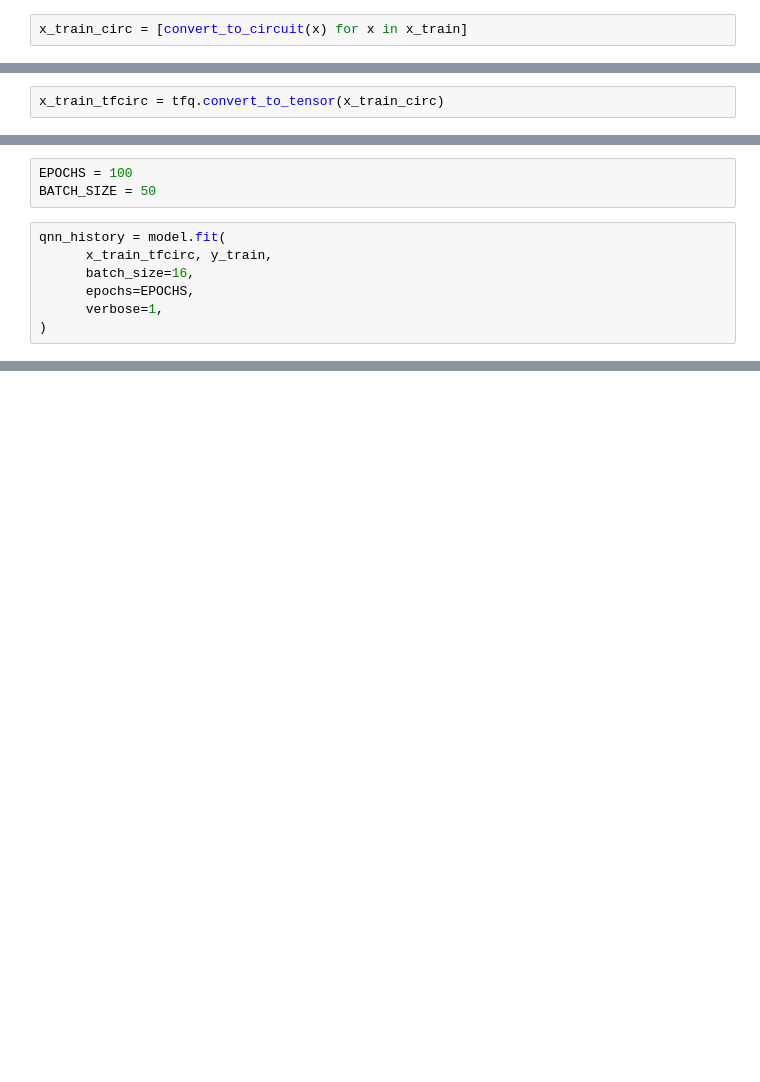
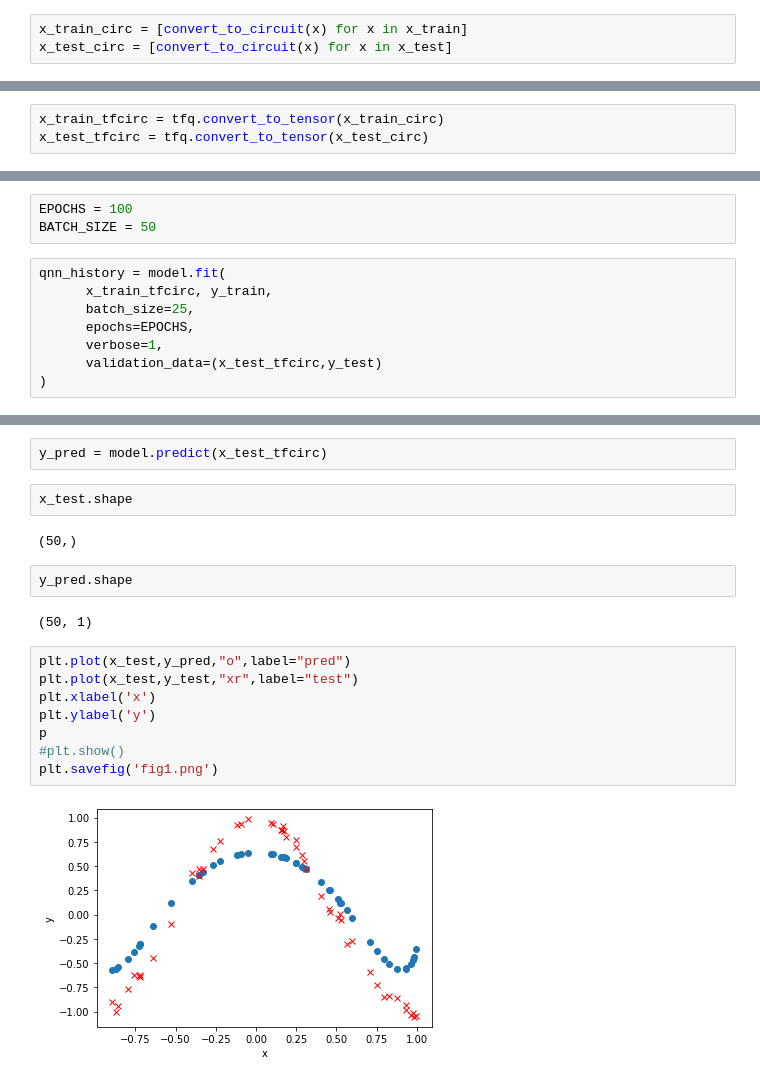
Before and after one commit to koke-saka/quantum-machine-learning, a Jupyter notebook: tf-quantum/QuantumCircuitLearning-TFQ.ipynb, the cells around one changed output, grey strips where cells are left out. Cells and saved outputs as stored; diff of their text form; blank space fills up the shorter version.

```diff
--- a/tf-quantum/QuantumCircuitLearning-TFQ.ipynb
+++ b/tf-quantum/QuantumCircuitLearning-TFQ.ipynb
@@ -75,6 +79,7 @@ def convert_to_circuit(x):
     return circuit
 # %%
 x_train_circ = [convert_to_circuit(x) for x in x_train]
+x_test_circ = [convert_to_circuit(x) for x in x_test]
 # %%
 SVGCircuit(x_train_circ[0])
 # %% [output]
@@ -86,5 +91,6 @@ x_train[0],np.arcsin(x_train[0])/np.pi
 # %%
 x_train_tfcirc = tfq.convert_to_tensor(x_train_circ)
+x_test_tfcirc = tfq.convert_to_tensor(x_test_circ)
 # %% [markdown]
 ## パラメトリック量子回路（ニューラルネット）の作成
 # %%
@@ -172,8 +178,9 @@ BATCH_SIZE = 50
 # %%
 qnn_history = model.fit(
       x_train_tfcirc, y_train,
-      batch_size=16,
+      batch_size=25,
       epochs=EPOCHS,
       verbose=1,
+      validation_data=(x_test_tfcirc,y_test)
 )
 # %% [output]
@@ -201,0 +209,20 @@ model.evaluate(x_train_tfcirc,y_train)
+# %%
+y_pred = model.predict(x_test_tfcirc)
+# %%
+x_test.shape
+# %% [output]
+(50,)
+# %%
+y_pred.shape
+# %% [output]
+(50, 1)
+# %%
+plt.plot(x_test,y_pred,"o",label="pred")
+plt.plot(x_test,y_test,"xr",label="test")
+plt.xlabel('x')
+plt.ylabel('y')
+p
+#plt.show()
+plt.savefig('fig1.png')
+# %% [output]
+[figure, added]
```
Also changed, not shown: parts of 7 cells of this notebook.
